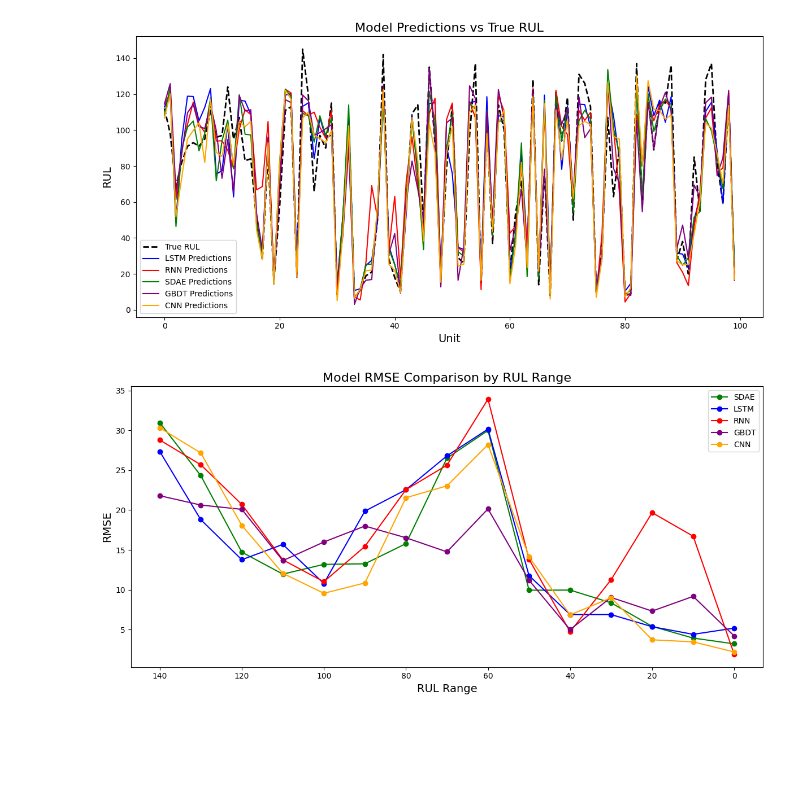
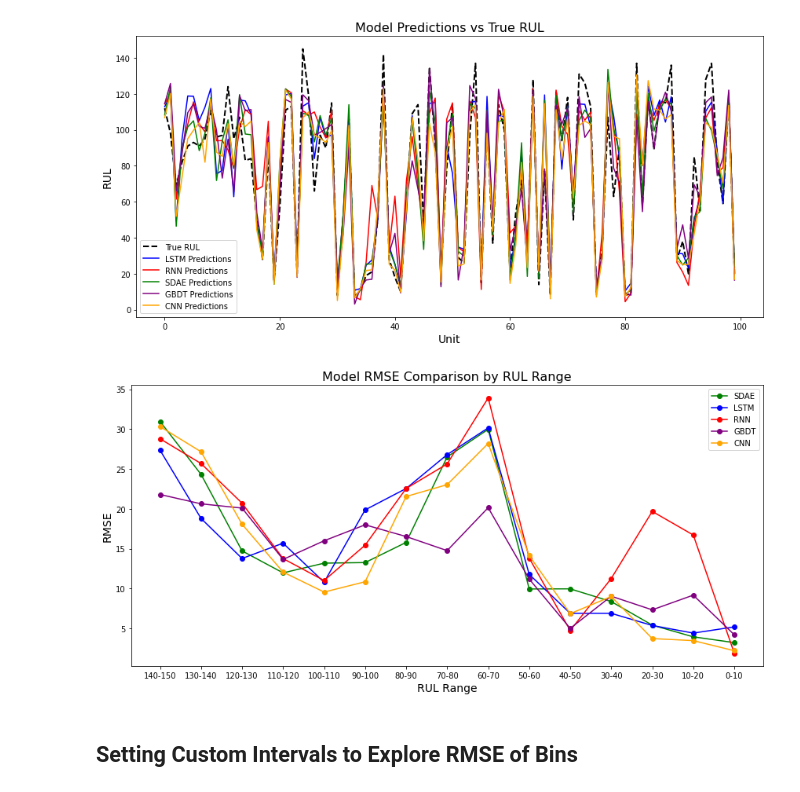
Before and after one commit to sakinanazarali/RUL_Prediction, a Jupyter notebook: models/Visualizations.ipynb, the cells around one changed output. Saved outputs shown, nothing was run; the diff lists cells and outputs as text; code cells hidden in the pictures; blank space fills up the shorter version.

```diff
--- a/models/Visualizations.ipynb
+++ b/models/Visualizations.ipynb
@@ -15,6 +16,9 @@ sorted_rmse_values, sorted_models = zip(*sorted_models_rmse)
 plt.figure(figsize=(8, 6))
 plt.bar(sorted_models, sorted_rmse_values)
 
+for i in range(len(sorted_models)):
+    plt.text(i, round(sorted_rmse_values[i], 2), round(sorted_rmse_values[i], 2), ha = 'center', va = 'bottom')
+
 plt.title('RMSE Comparison of Different Models', fontsize=16)
 plt.xlabel('Model', fontsize=14)
 plt.ylabel('RMSE', fontsize=14)
@@ -29,6 +33,9 @@ import matplotlib.pyplot as plt
 models = ['GBDT', 'CNN', 'LSTM', 'SDAE', 'RNN', 'TTM-Truncated', 'TTM']
 rmse_values = [14.488147304127896, 14.805909461321166, 15.824401957347124,
                14.343229918636734, 18.07896962019336, 1.1005491270474677, 0.35805942953756187]
+
+for i, mod in enumerate(models):
+    print(mod, ":", rmse_values[i])
 
 # sort models and RMSE values in ascending order of RMSE
 sorted_models_rmse = sorted(zip(rmse_values, models))
@@ -55,11 +69,11 @@ import seaborn as sns
 import matplotlib.pyplot as plt
 
 # Load the .npy files into arrays
-lstm_predictions = np.load('../models/lstm/lstm_predictions.npy').ravel()
-rnn_predictions = np.load('../models/rnn/rnn_predictions.npy').ravel()
-sdae_predictions = np.load('../models/sdae/sdae_predictions.npy').ravel()
-gbdt_predictions = np.load('../models/gbdt/GBDT_model_trained_test_predictions.npy').ravel()
-cnn_predictions = np.load('../models/cnn/CNN_model_trained_test_predictions.npy').ravel()
+lstm_predictions = np.load('../models/LSTM/lstm_predictions.npy').ravel()
+rnn_predictions = np.load('../models/RNN/rnn_predictions.npy').ravel()
+sdae_predictions = np.load('../models/SDAE/sdae_predictions.npy').ravel()
+gbdt_predictions = np.load('../models/GBDT/GBDT_model_trained_test_predictions.npy').ravel()
+cnn_predictions = np.load('../models/CNN/CNN_model_trained_test_predictions.npy').ravel()
 
 # Load the true RUL from the pickle file
 folder_path = '../data/batched_data_pickle_files/true_rul.pkl'
@@ -218,11 +232,11 @@ plt.show()
 [figure]
 # %%
 # load the .npy file for SDAE predictions
-sdae_predictions = np.load('sdae_predictions.npy')
-lstm_predictions = np.load('lstm_predictions.npy')
-rnn_predictions = np.load('rnn_predictions.npy')
-gbdt_predictions = np.load('GBDT_model_trained_test_predictions.npy')
-cnn_predictions = np.load('CNN_model_trained_test_predictions.npy')
+sdae_predictions = np.load('../models/sdae/sdae_predictions.npy')
+lstm_predictions = np.load('../models/lstm/lstm_predictions.npy')
+rnn_predictions = np.load('../models/rnn/rnn_predictions.npy')
+gbdt_predictions = np.load('../models/gbdt/GBDT_model_trained_test_predictions.npy')
+cnn_predictions = np.load('../models/cnn/CNN_model_trained_test_predictions.npy')
 
 # load the true RUL from the pickle file
 folder_path = '../data/batched_data_pickle_files/true_rul.pkl'
@@ -235,6 +249,8 @@ true_rul = np.array(true_rul)
 # define the RUL intervals (e.g., 0-10, 10-20, etc)
 rul_intervals = np.arange(0, np.max(true_rul) + 10, 10)  # create intervals of size 10
 
+# print(rul_intervals)
+
 # function to compute RMSE for each model in a given RUL interval
 def compute_rmse_for_intervals(true_rul, predictions, intervals):
     rmse_values = []
@@ -242,42 +258,56 @@ def compute_rmse_for_intervals(true_rul, predictions, intervals):
         # Select the indices for the current interval
         interval_mask = (true_rul >= intervals[i]) & (true_rul < intervals[i+1])
 
+#         print("CURRENT INTERVAL: ", intervals[i], " TO ", intervals[i+1])
+
         # Get the true RUL and predictions for this interval
         interval_true_rul = true_rul[interval_mask]
         interval_predictions = predictions[interval_mask]
+
+#         print("NUMBER OF ENGINES IN INTERVAL: ", len(interval_true_rul))
+#         print('TRUE VERSUS ACTUAL: ', interval_true_rul, interval_predictions)
 
         # Calculate RMSE for this interval
         rmse = np.sqrt(mean_squared_error(interval_true_rul, interval_predictions))
         rmse_values.append(rmse)
 
+#         print("\n")
+
     return rmse_values
 
 # calculate RMSE for each model in each RUL interval
 sdae_rmse = compute_rmse_for_intervals(true_rul, sdae_predictions, rul_intervals)
+# print("SDAE RMSE VALUES FOR INTERVAL: ", sdae_rmse)
 lstm_rmse = compute_rmse_for_intervals(true_rul, lstm_predictions, rul_intervals)
 rnn_rmse = compute_rmse_for_intervals(true_rul, rnn_predictions, rul_intervals)
 gbdt_rmse = compute_rmse_for_intervals(true_rul, gbdt_predictions, rul_intervals)
 cnn_rmse = compute_rmse_for_intervals(true_rul, cnn_predictions, rul_intervals)
 
 # plot the RMSE for each model in each RUL interval
 plt.figure(figsize=(12, 6))
 
 # plot RMSE for each model
 plt.plot(rul_intervals[:-1], sdae_rmse, label='SDAE', marker='o', linestyle='-', color='green')
 plt.plot(rul_intervals[:-1], lstm_rmse, label='LSTM', marker='o', linestyle='-', color='blue')
 plt.plot(rul_intervals[:-1], rnn_rmse, label='RNN', marker='o', linestyle='-', color='red')
 plt.plot(rul_intervals[:-1], gbdt_rmse, label='GBDT', marker='o', linestyle='-', color='purple')
 plt.plot(rul_intervals[:-1], cnn_rmse, label='CNN', marker='o', linestyle='-', color='orange')
 
 plt.title('Model RMSE Comparison by RUL Range', fontsize=16)
 plt.xlabel('RUL Range', fontsize=14)
+custom_ticks = ["0-10", "10-20", "20-30", "30-40", "40-50",
+                "50-60", "60-70", "70-80", "80-90", "90-100",
+                "100-110", "110-120", "120-130", "130-140", "140-150"]
+plt.xticks(np.arange(0, 150, 10), custom_ticks)
 plt.ylabel('RMSE', fontsize=14)
 plt.legend()
 
 # invert the x-axis to show higher RUL values on the left
 plt.gca().invert_xaxis()
 
 plt.tight_layout()
 plt.show()
 # %% [output]
-[figure, old version]
+[figure, new version]
+# %% [markdown]
+## Setting Custom Intervals to Explore RMSE of Bins
```
Also changed, not shown: parts of 22 cells of this notebook.
